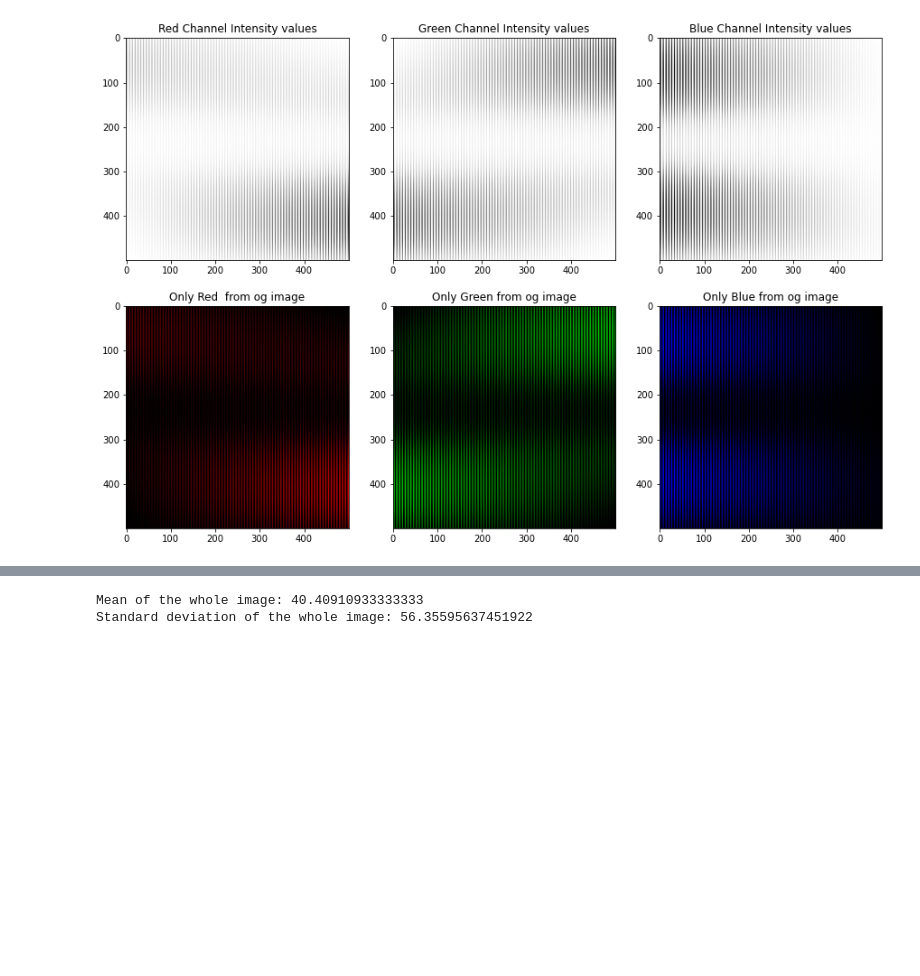
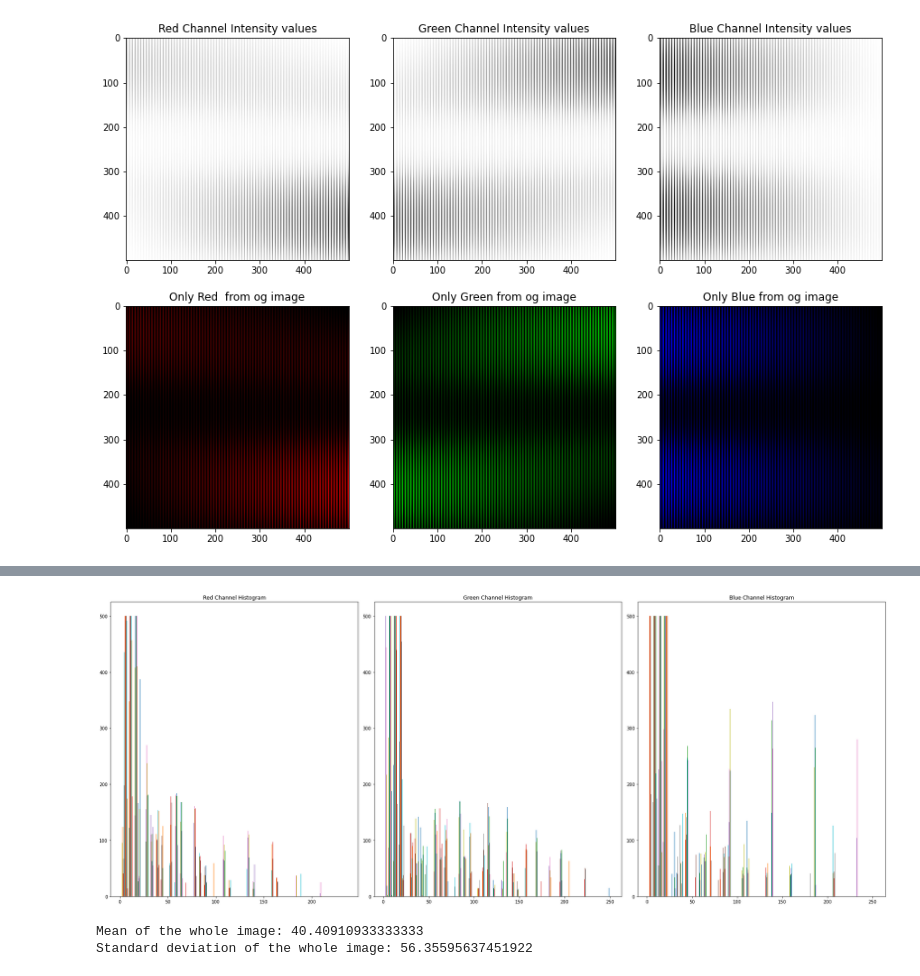
Before and after one commit to Abdelrahman776/Fabric-pattern-Image-Generator, a Jupyter notebook: assigment1.ipynb, the cells around one changed output, grey strips where cells are left out. Cells and saved outputs as stored; diff of their text form; code cells hidden in the pictures; blank space fills up the shorter version.

Commit message:
plot the histogram of each rgb channels

```diff
--- a/assigment1.ipynb
+++ b/assigment1.ipynb
@@ -189,3 +84,37 @@ Standard deviation of the whole image: 68.78379536554294
+# %%
+# Plot the histograms using matplotlib
+# using np.histogram is to put suitable bin ranges in bin_r according to the values of in the np array
+
+#No reversal in channels bec it is generated not imread by opencv
+hist_r, bins_r=np.histogram(pattern_image[:,:,0]) #r
+hist_g, bins_g=np.histogram(pattern_image[:,:,1]) #g
+hist_b, bins_b=np.histogram(pattern_image[:,:,2]) #b
+
+fig, axs = plt.subplots(1, 3, figsize=(25, 10))
+
+
+axs[0].hist(pattern_image[:,:,0], bins=bins_r)
+axs[0].set_title('Red Channel Histogram')
+
+axs[1].hist(pattern_image[:,:,1], bins=bins_g)
+axs[1].set_title('Green Channel Histogram')
+
+axs[2].hist(pattern_image[:,:,2], bins=bins_b)
+axs[2].set_title('Blue Channel Histogram')
+
+
+# When you pass a 2D NumPy array to plt.hist, it indeed creates a separate bin for each value in the array
+
+
+# axs[0].hist(pattern_image[:,:,0].flatten(), bins=bins_r, color='red', alpha=0.5) # it shows one bar for each bin range
+
+# import pandas as pd
+# pd.Series(pattern_image.flatten()).plot(kind='hist',bins=10,title="new hist",color='black')
+# plt.show()
+plt.tight_layout()
+plt.show()
+# %% [output]
+[figure, added]
 # %%
 # Calculate mean and standard deviation of the whole image
 mean_value = np.mean(pattern_image)
```
Also changed, not shown: parts of 3 cells of this notebook.
